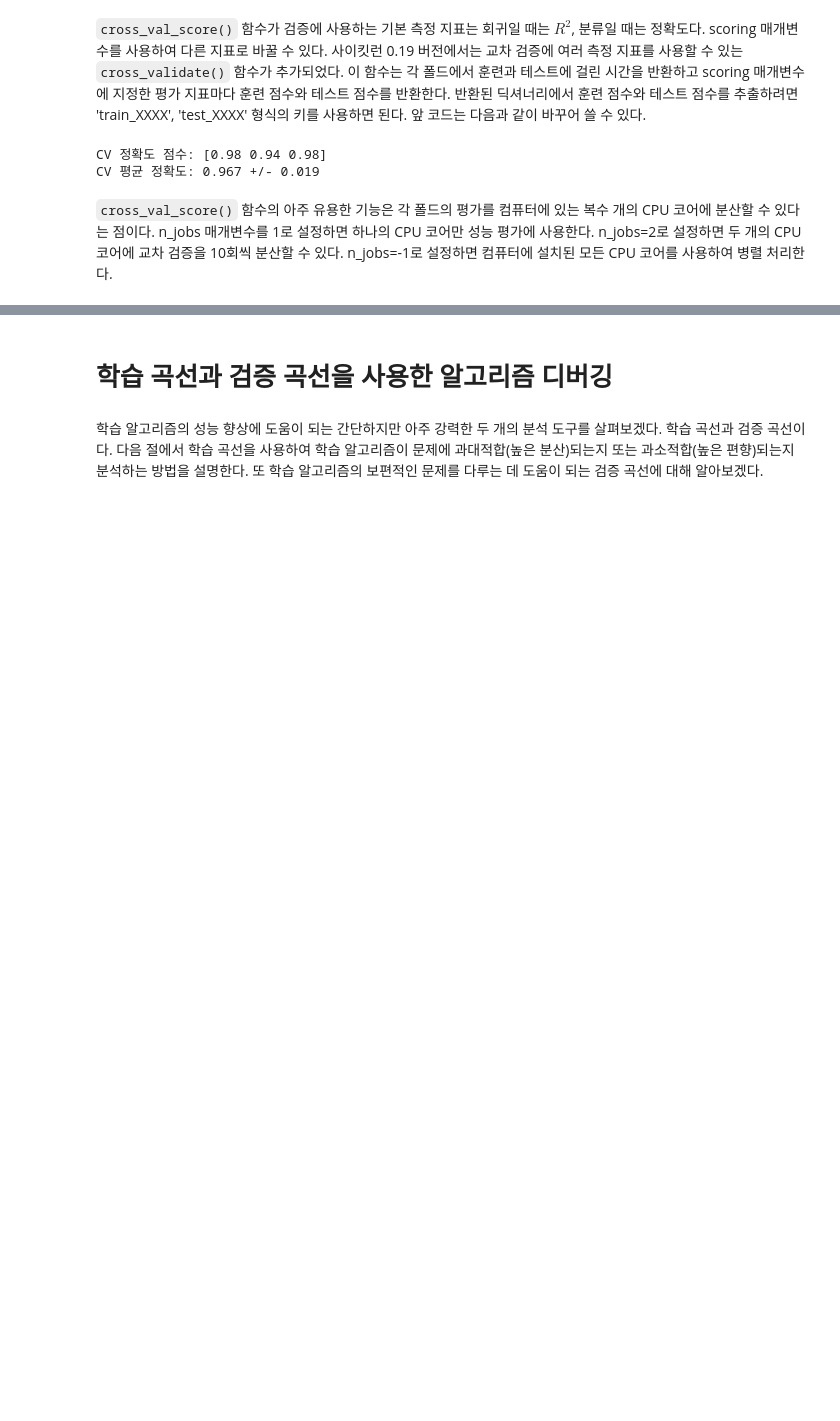
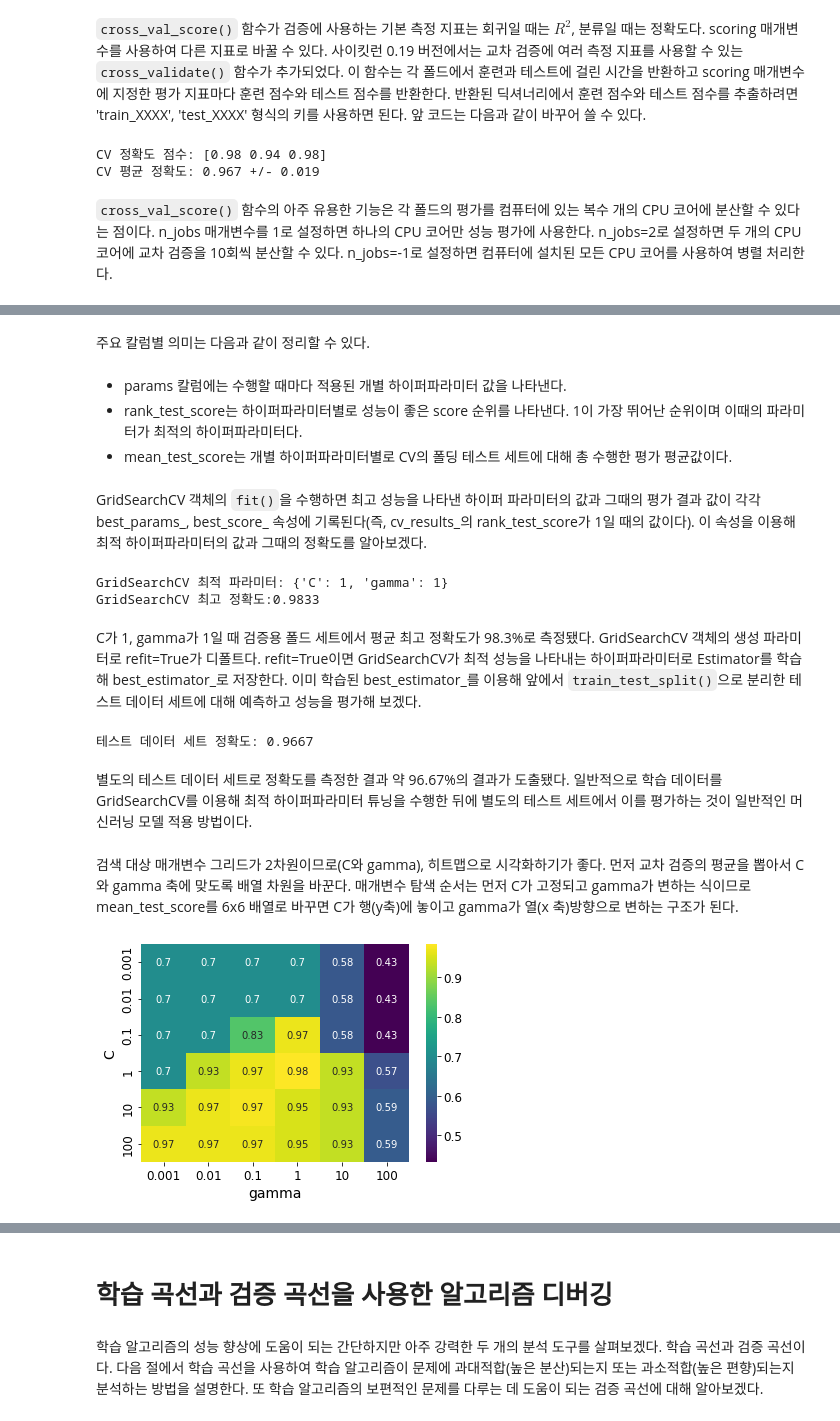
Before and after one commit to Sameta-cani/jwork, a Jupyter notebook: model evaluation.ipynb, the cells around one changed output, grey strips where cells are left out. Saved outputs shown, nothing was run; the diff lists cells and outputs as text; code cells hidden in the pictures; blank space fills up the shorter version.

```diff
--- a/model evaluation.ipynb
+++ b/model evaluation.ipynb
@@ -323,0 +480,14 @@ CV 평균 정확도: 0.967 +/- 0.019
+# %%
+from sklearn.datasets import load_iris
+from sklearn.svm import SVC
+from sklearn.model_selection import GridSearchCV, train_test_split
+
+# 데이터를 로딩하고 학습 데이터와 테스트 데이터 분리
+iris_data = load_iris()
+X_train, X_test, y_train, y_test = train_test_split(iris_data.data, iris_data.target,
+                                                    test_size=0.2, random_state=121)
+svc = SVC()
+
+### 파라미터를 딕셔너리 형태로 설정
+param_grid = {'C': [0.001, 0.01, 0.1, 1, 10, 100],
+              'gamma': [0.001, 0.01, 0.1, 1, 10, 100]}
@@ -323,0 +498,14 @@ CV 평균 정확도: 0.967 +/- 0.019
+# %%
+import pandas as pd
+
+# param_grid의 하이퍼파라미터를 3개의 train, test set fold로 나누어 테스트 수행 설정.
+### refit=True가 default임. True이면 가장 좋은 파라미터 설정으로 재학습시킴.
+grid_svc = GridSearchCV(svc, param_grid=param_grid, cv=3, refit=True)
+
+# 붓꽃 학습 데이터로 param_grid의 하이퍼파라미터를 순차적으로 학습/평가.
+grid_svc.fit(X_train, y_train)
+
+# GridSearchCV 결과를 추출해 DataFrame으로 변환
+scores_df = pd.DataFrame(grid_svc.cv_results_)
+scores_df[['params', 'mean_test_score', 'rank_test_score',
+           'split0_test_score', 'split1_test_score', 'split2_test_score']]
@@ -323,0 +530,46 @@ CV 평균 정확도: 0.967 +/- 0.019
+# %% [markdown]
+주요 칼럼별 의미는 다음과 같이 정리할 수 있다.
+# %% [markdown]
+<ul>
+    <li>params 칼럼에는 수행할 때마다 적용된 개별 하이퍼파라미터 값을 나타낸다.</li>
+    <li>rank_test_score는 하이퍼파라미터별로 성능이 좋은 score 순위를 나타낸다. 1이 가장 뛰어난 순위이며 이때의 파라미터가 최적의 하이퍼파라미터다.</li>
+    <li>mean_test_score는 개별 하이퍼파라미터별로 CV의 폴딩 테스트 세트에 대해 총 수행한 평가 평균값이다.</li>
+</ul>
+# %% [markdown]
+GridSearchCV 객체의 <code>fit()</code>을 수행하면 최고 성능을 나타낸 하이퍼 파라미터의 값과 그때의 평가 결과 값이 각각 best_params_, best_score_ 속성에 기록된다(즉, cv_results_의 rank_test_score가 1일 때의 값이다). 이 속성을 이용해 최적 하이퍼파라미터의 값과 그때의 정확도를 알아보겠다.
+# %%
+print('GridSearchCV 최적 파라미터:', grid_svc.best_params_)
+print('GridSearchCV 최고 정확도:{0:.4f}'.format(grid_svc.best_score_))
+# %% [output]
+GridSearchCV 최적 파라미터: {'C': 1, 'gamma': 1}
+GridSearchCV 최고 정확도:0.9833
+# %% [markdown]
+C가 1, gamma가 1일 때 검증용 폴드 세트에서 평균 최고 정확도가 98.3%로 측정됐다. GridSearchCV 객체의 생성 파라미터로 refit=True가 디폴트다. refit=True이면 GridSearchCV가 최적 성능을 나타내는 하이퍼파라미터로 Estimator를 학습해 best_estimator_로 저장한다. 이미 학습된 best_estimator_를 이용해 앞에서 <code>train_test_split()</code>으로 분리한 테스트 데이터 세트에 대해 예측하고 성능을 평가해 보겠다.
+# %%
+from sklearn.metrics import accuracy_score
+
+# GridSearchCV의 refit으로 이미 학습된 estimator 반환
+estimator = grid_svc.best_estimator_
+
+# GridSearchCV의 best_estimator_는 이미 최적 학습이 됐으므로 별도 학습이 필요 없음
+pred = estimator.predict(X_test)
+print('테스트 데이터 세트 정확도: {0:.4f}'.format(accuracy_score(y_test, pred)))
+# %% [output]
+테스트 데이터 세트 정확도: 0.9667
+# %% [markdown]
+별도의 테스트 데이터 세트로 정확도를 측정한 결과 약 96.67%의 결과가 도출됐다. 일반적으로 학습 데이터를 GridSearchCV를 이용해 최적 하이퍼파라미터 튜닝을 수행한 뒤에 별도의 테스트 세트에서 이를 평가하는 것이 일반적인 머신러닝 모델 적용 방법이다.
+# %% [markdown]
+검색 대상 매개변수 그리드가 2차원이므로(C와 gamma), 히트맵으로 시각화하기가 좋다. 먼저 교차 검증의 평균을 뽑아서 C와 gamma 축에 맞도록 배열 차원을 바꾼다. 매개변수 탐색 순서는 먼저 C가 고정되고 gamma가 변하는 식이므로 mean_test_score를 6x6 배열로 바꾸면 C가 행(y축)에 놓이고 gamma가 열(x 축)방향으로 변하는 구조가 된다.
+# %%
+import seaborn as sns
+
+scores = np.array(scores_df.mean_test_score).reshape(6, 6)
+
+sns.heatmap(scores, xticklabels=param_grid['gamma'],
+            yticklabels=param_grid['C'], cmap="viridis",
+            annot=True)
+plt.xlabel('gamma')
+plt.ylabel('C')
+plt.show()
+# %% [output]
+[figure, added]
```
Also changed, not shown: parts of 87 cells of this notebook, 3 other files.
